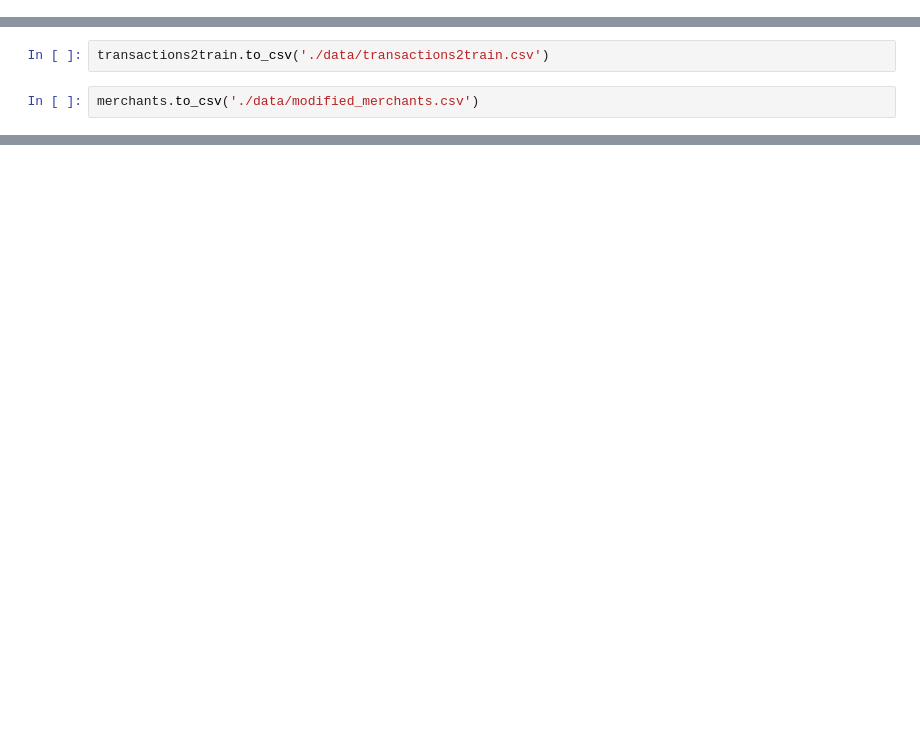
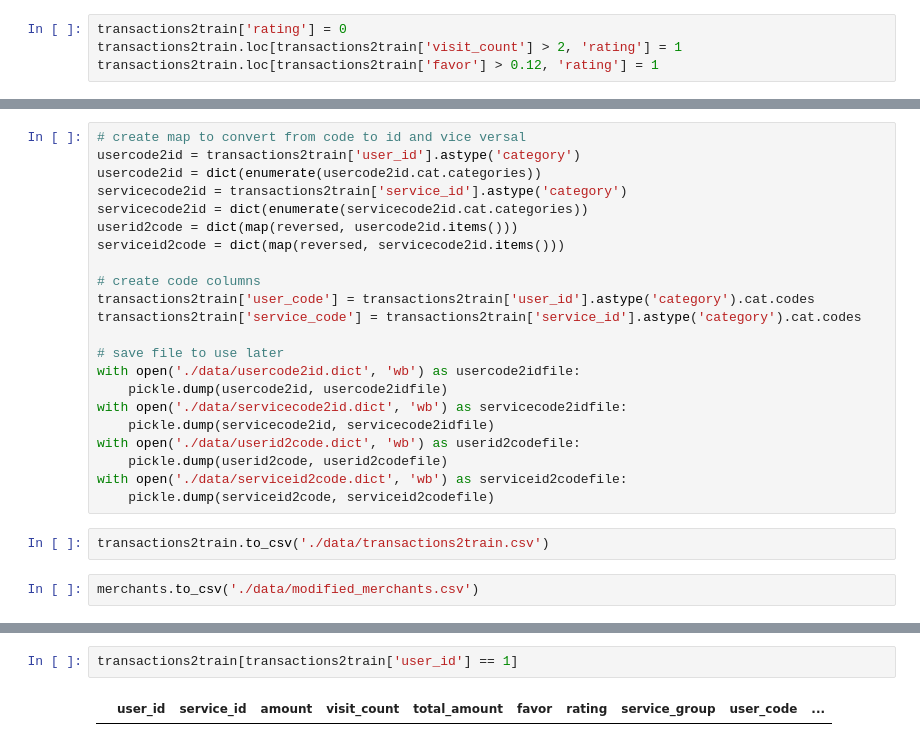
Before and after one commit to HgN37/DevC-Innovation-Challenge-Momo, a Jupyter notebook: RecommenderSystem/EmbeddingMethod/DataPreProcessing.ipynb, the cells around one changed output, grey strips where cells are left out. Cells and saved outputs as stored; diff of their text form; blank space fills up the shorter version.

```diff
--- a/RecommenderSystem/EmbeddingMethod/DataPreProcessing.ipynb
+++ b/RecommenderSystem/EmbeddingMethod/DataPreProcessing.ipynb
@@ -117,0 +117,4 @@ transactions2train
+# %%
+transactions2train['rating'] = 0
+transactions2train.loc[transactions2train['visit_count'] > 2, 'rating'] = 1
+transactions2train.loc[transactions2train['favor'] > 0.12, 'rating'] = 1
@@ -142,6 +162,28 @@ Name: visit_count, Length: 110, dtype: int64
 merchants_service_cat = merchants[['service_id', 'service_group']].drop_duplicates(subset=['service_id'])
 transactions2train = transactions2train.merge(merchants_service_cat, how='left')
 transactions2train.fillna('other', inplace=True)
+# %%
+# create map to convert from code to id and vice versal
+usercode2id = transactions2train['user_id'].astype('category')
+usercode2id = dict(enumerate(usercode2id.cat.categories))
+servicecode2id = transactions2train['service_id'].astype('category')
+servicecode2id = dict(enumerate(servicecode2id.cat.categories))
+userid2code = dict(map(reversed, usercode2id.items()))
+serviceid2code = dict(map(reversed, servicecode2id.items()))
+
+# create code columns
+transactions2train['user_code'] = transactions2train['user_id'].astype('category').cat.codes
+transactions2train['service_code'] = transactions2train['service_id'].astype('category').cat.codes
+
+# save file to use later
+with open('./data/usercode2id.dict', 'wb') as usercode2idfile:
+    pickle.dump(usercode2id, usercode2idfile)
+with open('./data/servicecode2id.dict', 'wb') as servicecode2idfile:
+    pickle.dump(servicecode2id, servicecode2idfile)
+with open('./data/userid2code.dict', 'wb') as userid2codefile:
+    pickle.dump(userid2code, userid2codefile)
+with open('./data/serviceid2code.dict', 'wb') as serviceid2codefile:
+    pickle.dump(serviceid2code, serviceid2codefile)
 # %%
 transactions2train.to_csv('./data/transactions2train.csv')
 # %%
@@ -164,0 +191,4 @@ transactions2train
+# %%
+transactions2train[transactions2train['user_id'] == 1]
+# %% [output]
+|  | user_id | service_id | amount | visit_count | total_amount | favor | rating | service_group | user_code | ... |
```
Also changed, not shown: parts of 10 cells of this notebook, 1 other file.
